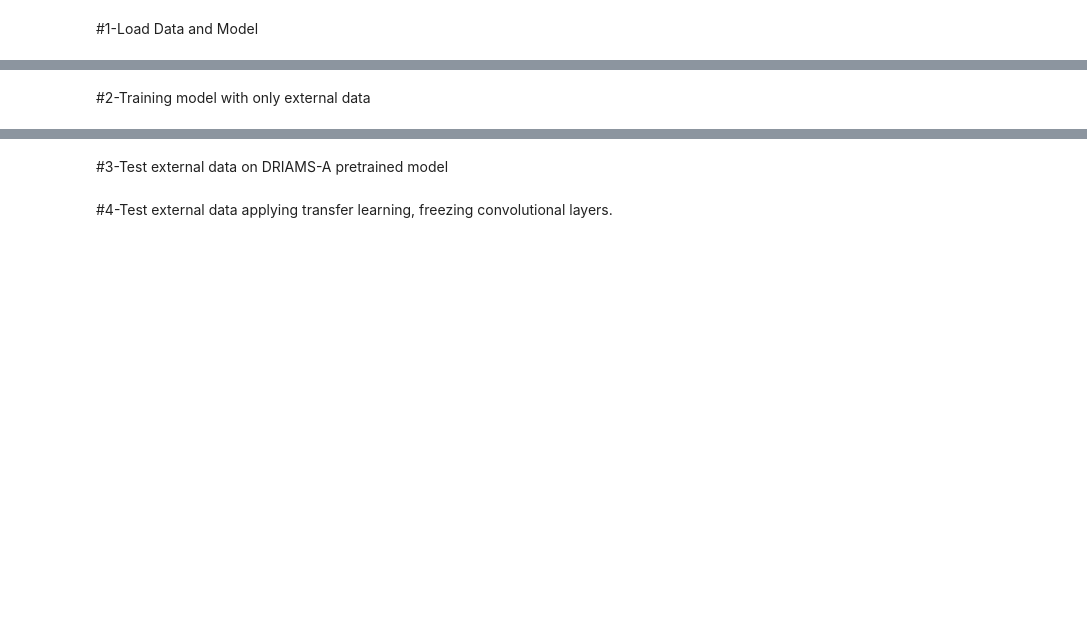
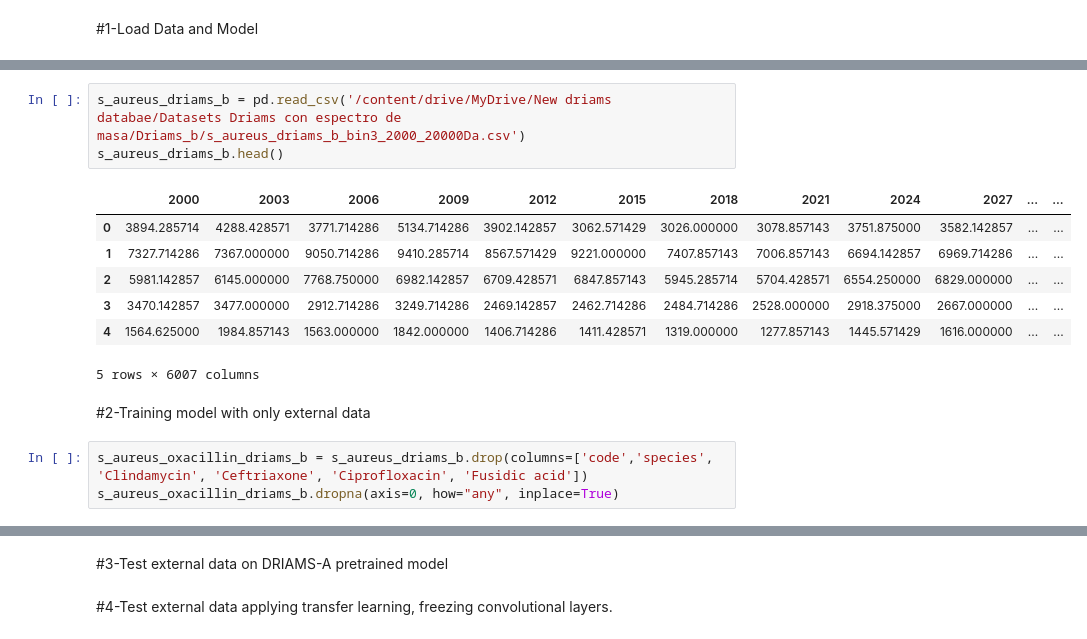
Before and after one commit to xlopez-ml/DL-AMR, a Jupyter notebook: Examples/DeepAMR_transfer_learning.ipynb, the cells around one changed output, grey strips where cells are left out. Saved outputs shown, nothing was run; the diff lists cells and outputs as text; blank space fills up the shorter version.

```diff
--- a/Examples/DeepAMR_transfer_learning.ipynb
+++ b/Examples/DeepAMR_transfer_learning.ipynb
@@ -7,2 +67,16 @@
+# %%
+s_aureus_driams_b = pd.read_csv('/content/drive/MyDrive/New driams databae/Datasets Driams con espectro de masa/Driams_b/s_aureus_driams_b_bin3_2000_20000Da.csv')
+s_aureus_driams_b.head()
+# %% [output]
+|  | 2000 | 2003 | 2006 | 2009 | 2012 | 2015 | 2018 | 2021 | 2024 | 2027 | ... | ... |
+| 0 | 3894.285714 | 4288.428571 | 3771.714286 | 5134.714286 | 3902.142857 | 3062.571429 | 3026.000000 | 3078.857143 | 3751.875000 | 3582.142857 | ... | ... |
+| 1 | 7327.714286 | 7367.000000 | 9050.714286 | 9410.285714 | 8567.571429 | 9221.000000 | 7407.857143 | 7006.857143 | 6694.142857 | 6969.714286 | ... | ... |
+| 2 | 5981.142857 | 6145.000000 | 7768.750000 | 6982.142857 | 6709.428571 | 6847.857143 | 5945.285714 | 5704.428571 | 6554.250000 | 6829.000000 | ... | ... |
+| 3 | 3470.142857 | 3477.000000 | 2912.714286 | 3249.714286 | 2469.142857 | 2462.714286 | 2484.714286 | 2528.000000 | 2918.375000 | 2667.000000 | ... | ... |
+| 4 | 1564.625000 | 1984.857143 | 1563.000000 | 1842.000000 | 1406.714286 | 1411.428571 | 1319.000000 | 1277.857143 | 1445.571429 | 1616.000000 | ... | ... |
+5 rows × 6007 columns
 # %% [markdown]
 #2-Training model with only external data
+# %%
+s_aureus_oxacillin_driams_b = s_aureus_driams_b.drop(columns=['code','species', 'Clindamycin', 'Ceftriaxone', 'Ciprofloxacin', 'Fusidic acid'])
+s_aureus_oxacillin_driams_b.dropna(axis=0, how="any", inplace=True)
```
Also changed, not shown: parts of 11 cells of this notebook.
